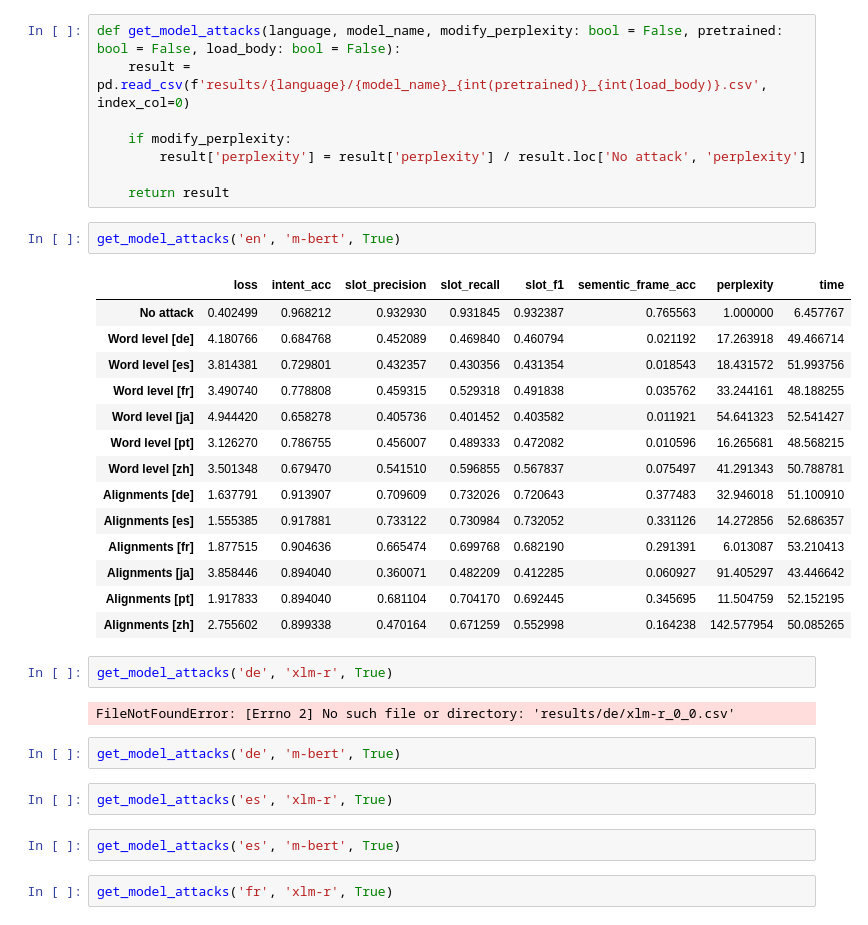
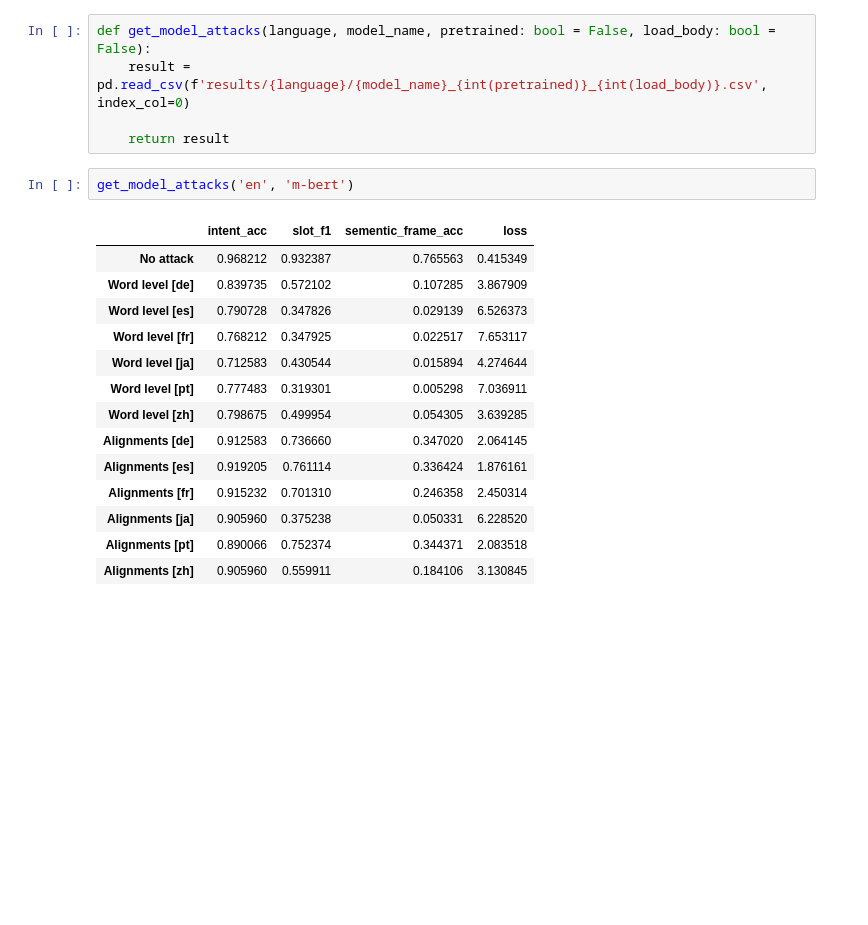
Before and after one commit to birshert/CodeSwitchingAdversarial, a Jupyter notebook: code/analyze_results.ipynb, the cells around one changed output. Saved outputs shown, nothing was run; the diff lists cells and outputs as text; blank space fills up the shorter version.

Commit message:
all attacks results (new) + texify for tables and analyzing results

```diff
--- a/code/analyze_results.ipynb
+++ b/code/analyze_results.ipynb
@@ -9,37 +70,22 @@ sns.set(style='darkgrid')
 # %%
-def get_model_attacks(language, model_name, modify_perplexity: bool = False, pretrained: bool = False, load_body: bool = False):
+def get_model_attacks(language, model_name, pretrained: bool = False, load_body: bool = False):
     result = pd.read_csv(f'results/{language}/{model_name}_{int(pretrained)}_{int(load_body)}.csv', index_col=0)
 
-    if modify_perplexity:
-        result['perplexity'] = result['perplexity'] / result.loc['No attack', 'perplexity']
-
     return result
 # %%
-get_model_attacks('en', 'm-bert', True)
+get_model_attacks('en', 'm-bert')
 # %% [output]
-|  | loss | intent_acc | slot_precision | slot_recall | slot_f1 | sementic_frame_acc | perplexity | time |
-| No attack | 0.402499 | 0.968212 | 0.932930 | 0.931845 | 0.932387 | 0.765563 | 1.000000 | 6.457767 |
-| Word level [de] | 4.180766 | 0.684768 | 0.452089 | 0.469840 | 0.460794 | 0.021192 | 17.263918 | 49.466714 |
-| Word level [es] | 3.814381 | 0.729801 | 0.432357 | 0.430356 | 0.431354 | 0.018543 | 18.431572 | 51.993756 |
-| Word level [fr] | 3.490740 | 0.778808 | 0.459315 | 0.529318 | 0.491838 | 0.035762 | 33.244161 | 48.188255 |
-| Word level [ja] | 4.944420 | 0.658278 | 0.405736 | 0.401452 | 0.403582 | 0.011921 | 54.641323 | 52.541427 |
-| Word level [pt] | 3.126270 | 0.786755 | 0.456007 | 0.489333 | 0.472082 | 0.010596 | 16.265681 | 48.568215 |
-| Word level [zh] | 3.501348 | 0.679470 | 0.541510 | 0.596855 | 0.567837 | 0.075497 | 41.291343 | 50.788781 |
-| Alignments [de] | 1.637791 | 0.913907 | 0.709609 | 0.732026 | 0.720643 | 0.377483 | 32.946018 | 51.100910 |
-| Alignments [es] | 1.555385 | 0.917881 | 0.733122 | 0.730984 | 0.732052 | 0.331126 | 14.272856 | 52.686357 |
-| Alignments [fr] | 1.877515 | 0.904636 | 0.665474 | 0.699768 | 0.682190 | 0.291391 | 6.013087 | 53.210413 |
-| Alignments [ja] | 3.858446 | 0.894040 | 0.360071 | 0.482209 | 0.412285 | 0.060927 | 91.405297 | 43.446642 |
-| Alignments [pt] | 1.917833 | 0.894040 | 0.681104 | 0.704170 | 0.692445 | 0.345695 | 11.504759 | 52.152195 |
-| Alignments [zh] | 2.755602 | 0.899338 | 0.470164 | 0.671259 | 0.552998 | 0.164238 | 142.577954 | 50.085265 |
+|  | intent_acc | slot_f1 | sementic_frame_acc | loss |
+| No attack | 0.968212 | 0.932387 | 0.765563 | 0.415349 |
+| Word level [de] | 0.839735 | 0.572102 | 0.107285 | 3.867909 |
+| Word level [es] | 0.790728 | 0.347826 | 0.029139 | 6.526373 |
+| Word level [fr] | 0.768212 | 0.347925 | 0.022517 | 7.653117 |
+| Word level [ja] | 0.712583 | 0.430544 | 0.015894 | 4.274644 |
+| Word level [pt] | 0.777483 | 0.319301 | 0.005298 | 7.036911 |
+| Word level [zh] | 0.798675 | 0.499954 | 0.054305 | 3.639285 |
+| Alignments [de] | 0.912583 | 0.736660 | 0.347020 | 2.064145 |
+| Alignments [es] | 0.919205 | 0.761114 | 0.336424 | 1.876161 |
+| Alignments [fr] | 0.915232 | 0.701310 | 0.246358 | 2.450314 |
+| Alignments [ja] | 0.905960 | 0.375238 | 0.050331 | 6.228520 |
+| Alignments [pt] | 0.890066 | 0.752374 | 0.344371 | 2.083518 |
+| Alignments [zh] | 0.905960 | 0.559911 | 0.184106 | 3.130845 |
-# %%
-get_model_attacks('de', 'xlm-r', True)
-# %% [output]
-FileNotFoundError: [Errno 2] No such file or directory: 'results/de/xlm-r_0_0.csv'
-# %%
-get_model_attacks('de', 'm-bert', True)
-# %%
-get_model_attacks('es', 'xlm-r', True)
-# %%
-get_model_attacks('es', 'm-bert', True)
-# %%
-get_model_attacks('fr', 'xlm-r', True)
```
Also changed, not shown: parts of 18 cells of this notebook, 50 other files.
